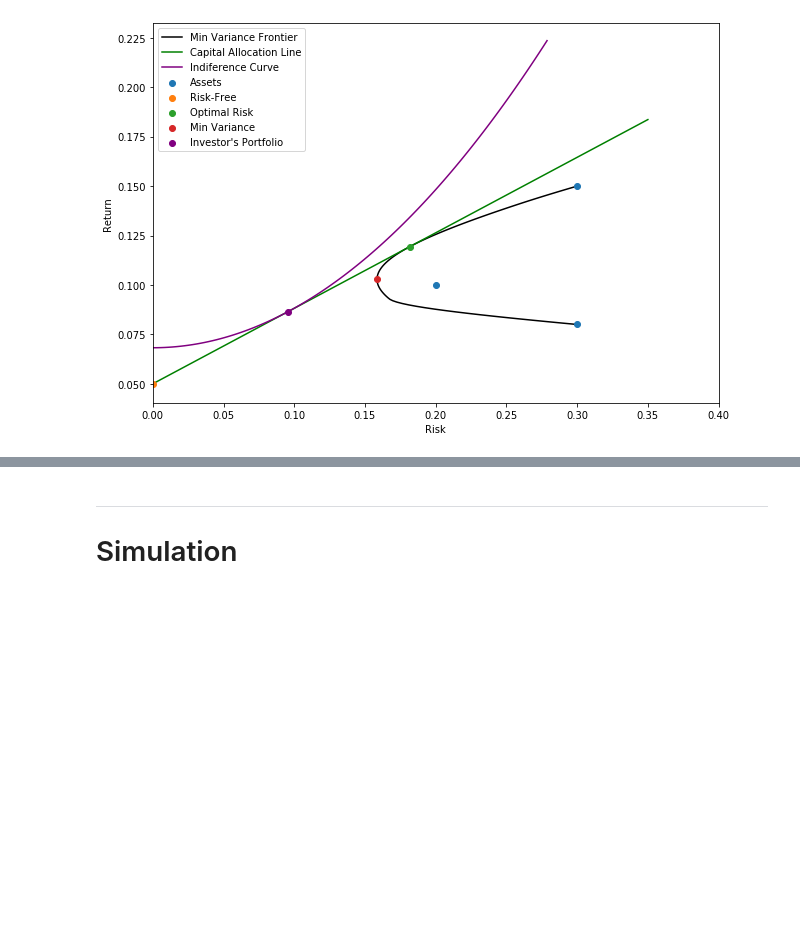
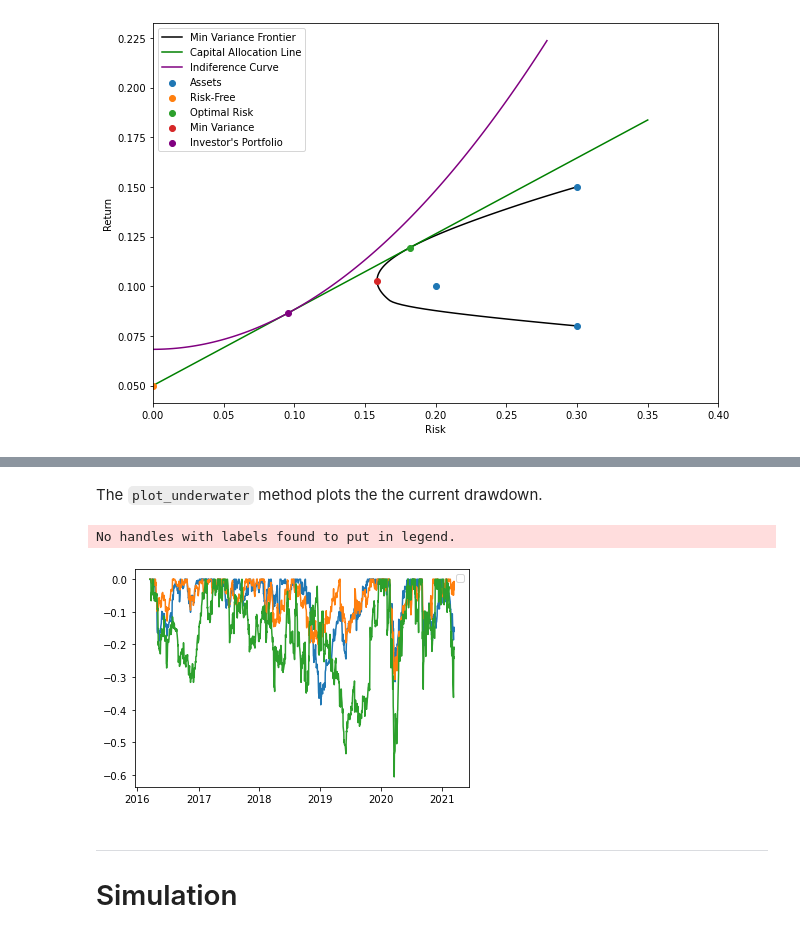
Before and after one commit to gusamarante/QuantFin, a Jupyter notebook: quantfin_examples.ipynb, the cells around one changed output, grey strips where cells are left out. Drawn from its saved outputs; the diff is of its cells as text; code cells hidden in the pictures; blank space fills up the shorter version.

```diff
--- a/quantfin_examples.ipynb
+++ b/quantfin_examples.ipynb
@@ -232,3 +298,10 @@ mkw.plot(figsize=(9, 6))
+# %% [markdown]
+The `plot_underwater` method plots the the current drawdown.
+# %%
+perf.plot_underwater()
+# %% [output]
+No handles with labels found to put in legend.
+[figure, added]
 # %% [markdown]
 ---
 # Simulation
```
Also changed, not shown: parts of 19 cells of this notebook, 2 other files.
